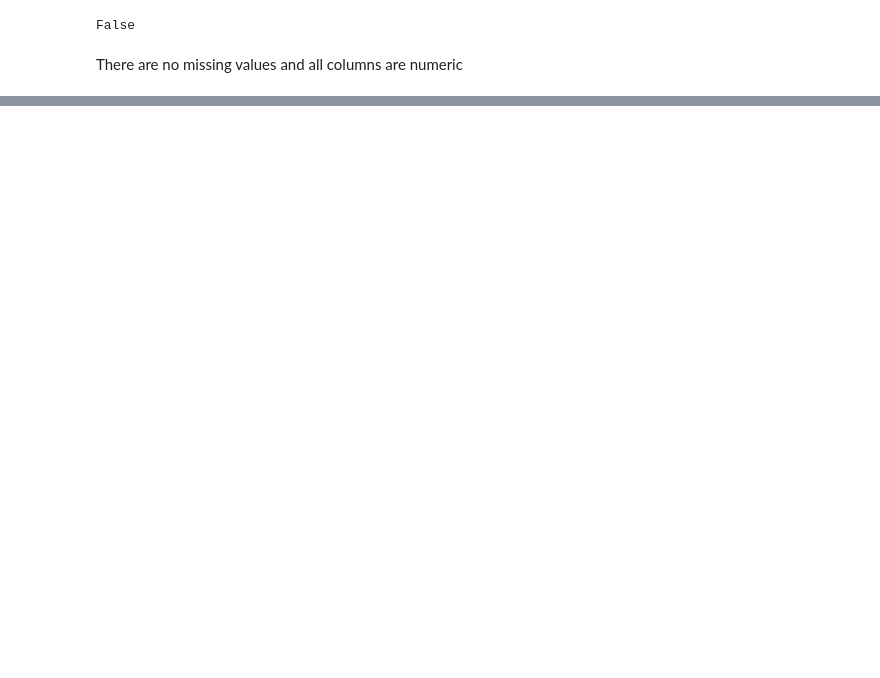
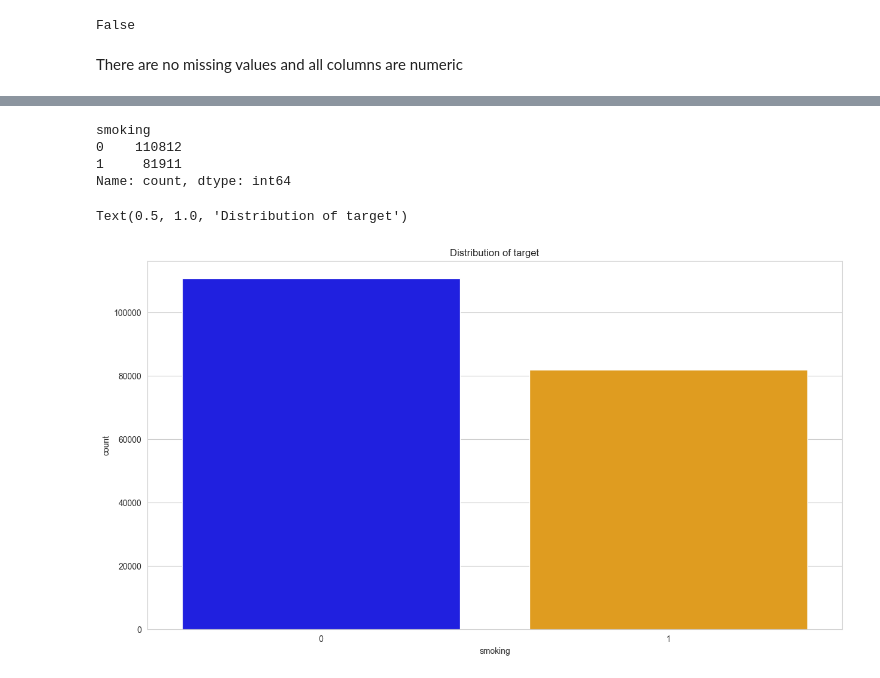
Before and after one commit to martynalesniak/smoker-status-binary-prediction, a Jupyter notebook: eda.ipynb, the cells around one changed output, grey strips where cells are left out. Saved outputs shown, nothing was run; the diff lists cells and outputs as text; code cells hidden in the pictures; blank space fills up the shorter version.

```diff
--- a/eda.ipynb
+++ b/eda.ipynb
@@ -100,0 +131,15 @@ Based on the histograms and the number of unique values, we can observe that the
+# %%
+data['smoking'].value_counts()
+# %% [output]
+smoking
+0    110812
+1     81911
+Name: count, dtype: int64
+# %%
+plt.figure(figsize=(15, 8))
+sns.set_style("whitegrid")
+sns.countplot(x = 'smoking', data = data, palette = ['blue', 'orange'])
+plt.title('Distribution of target')
+# %% [output]
+Text(0.5, 1.0, 'Distribution of target')
+[figure, added]
```
Also changed, not shown: parts of 20 cells of this notebook, 1 other file.
